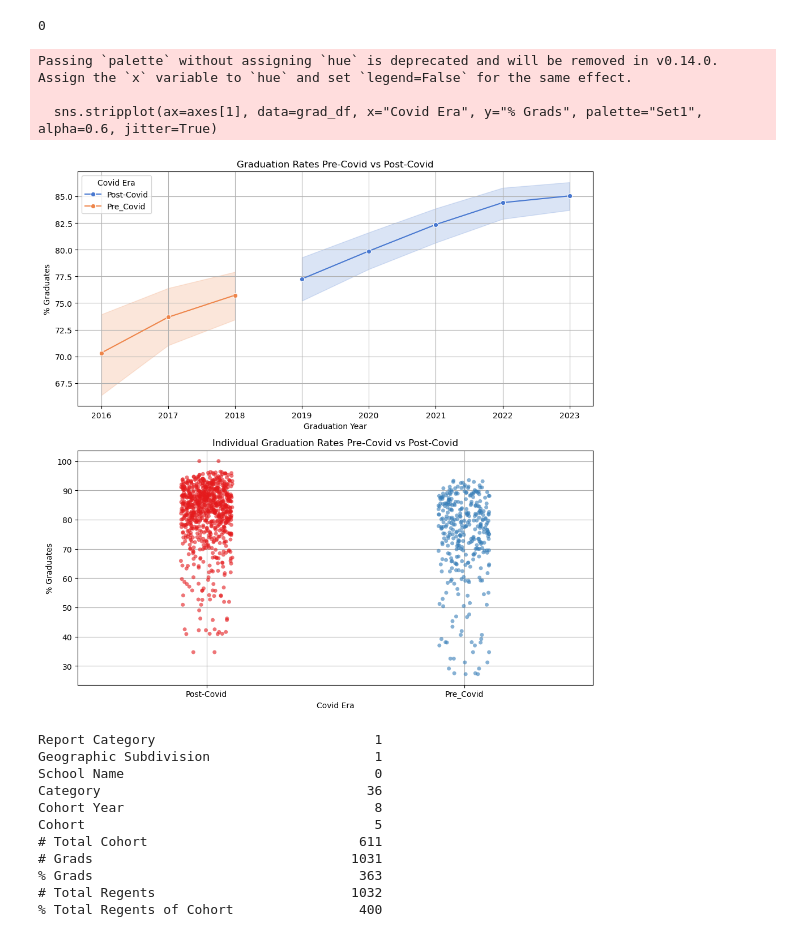
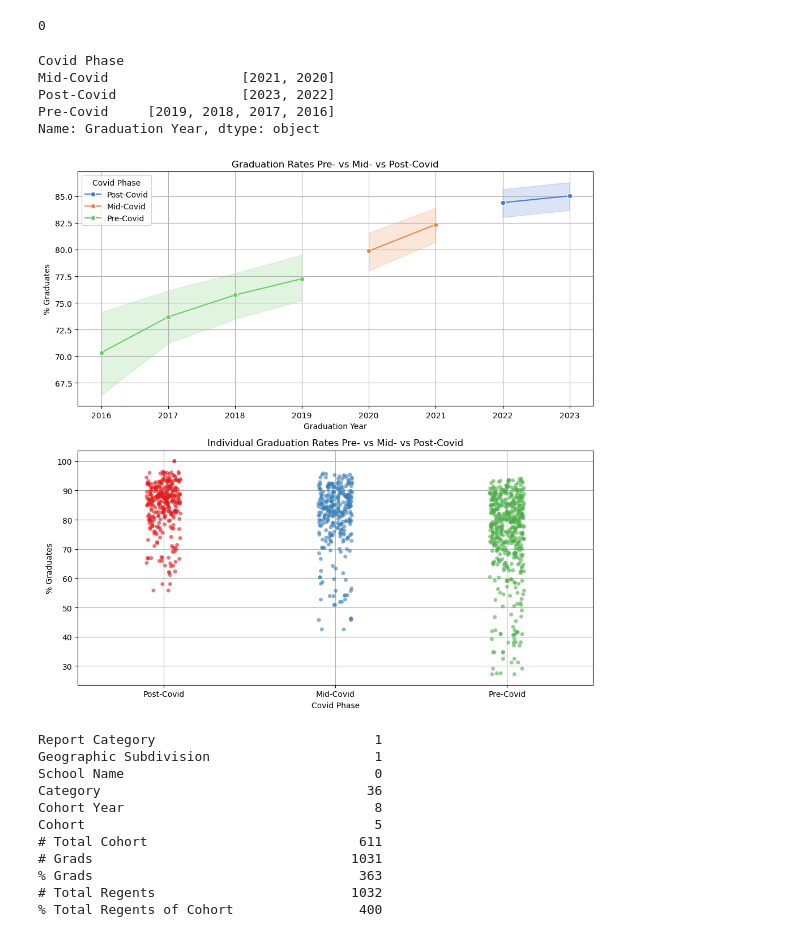
Before and after one commit to Mrfunderburker/Education-Capstone, a Jupyter notebook: code/jacquelene_eda.ipynb, the cells around one changed output. Saved outputs shown, nothing was run; the diff lists cells and outputs as text; code cells hidden in the pictures.

Commit message:
updated Graduation EDA to show 3 phases of Covid

```diff
--- a/code/jacquelene_eda.ipynb
+++ b/code/jacquelene_eda.ipynb
@@ -685,40 +685,45 @@ grad_df.duplicated().sum()
 # %%
 # Label years as pre-, mid- or post-Covid
 def label_covid_phase(year):
-    if year in['2016-17', '2017-18', '2018-19']:
+    if year <= 2019:
         return 'Pre-Covid'
 
-    elif year in['2019-20', '2020-21']:
+    elif 2020 <= year <= 2021:
         return 'Mid-Covid'
 
     else:
         return 'Post-Covid'
 
 grad_df['Covid Phase'] = grad_df['Graduation Year'].apply(label_covid_phase)
+# %%
+grad_df.groupby('Covid Phase')['Graduation Year'].unique()
+# %% [output]
+Covid Phase
+Mid-Covid                 [2021, 2020]
+Post-Covid                [2023, 2022]
+Pre-Covid     [2019, 2018, 2017, 2016]
+Name: Graduation Year, dtype: object
 # %%
 grad_df["% Grads"] = pd.to_numeric(grad_df["% Grads"], errors="coerce")
 
 fig, axes = plt.subplots(2,1, figsize=(10,10), sharex=False)
 
 #Line Plot (overall trend) of Graduation Rates by Covid Era
-sns.lineplot(ax=axes[0,], data=grad_df, x="Graduation Year", y="% Grads", hue="Covid Era", marker="o", palette="muted")
-axes[0].set_title("Graduation Rates Pre-Covid vs Post-Covid")
+sns.lineplot(ax=axes[0,], data=grad_df, x="Graduation Year", y="% Grads", hue="Covid Phase", marker="o", palette="muted")
+axes[0].set_title("Graduation Rates Pre- vs Mid- vs Post-Covid")
 axes[0].set_ylabel("% Graduates")
 axes[0].grid(True)
 
 # Strip Plot of invidual values for each phase
-sns.stripplot(ax=axes[1], data=grad_df, x="Covid Era", y="% Grads", palette="Set1", alpha=0.6, jitter=True)
-axes[1].set_title("Individual Graduation Rates Pre-Covid vs Post-Covid")
+sns.stripplot(ax=axes[1], data=grad_df, x="Covid Phase", y="% Grads", hue = "Covid Phase", palette="Set1", alpha=0.6, jitter=True, dodge=False)
+axes[1].set_title("Individual Graduation Rates Pre- vs Mid- vs Post-Covid")
 axes[1].set_ylabel("% Graduates")
 axes[1].grid(True)
 
 plt.tight_layout()
 plt.show()
 # %% [output]
-Passing `palette` without assigning `hue` is deprecated and will be removed in v0.14.0. Assign the `x` variable to `hue` and set `legend=False` for the same effect.
-
-  sns.stripplot(ax=axes[1], data=grad_df, x="Covid Era", y="% Grads", palette="Set1", alpha=0.6, jitter=True)
-[figure, old version]
+[figure, new version]
 # %%
 grad_df.nunique()
 # %% [output]
```
